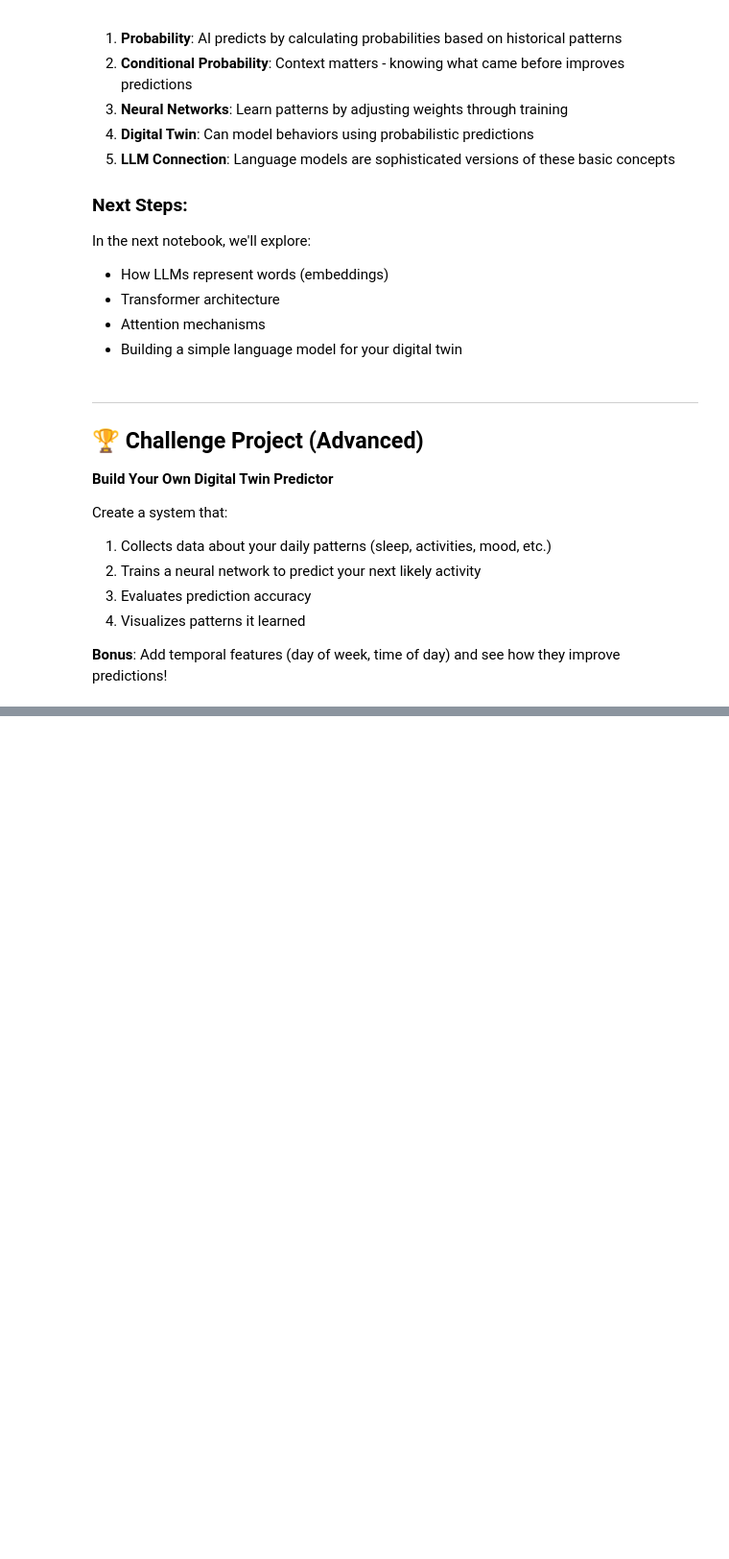
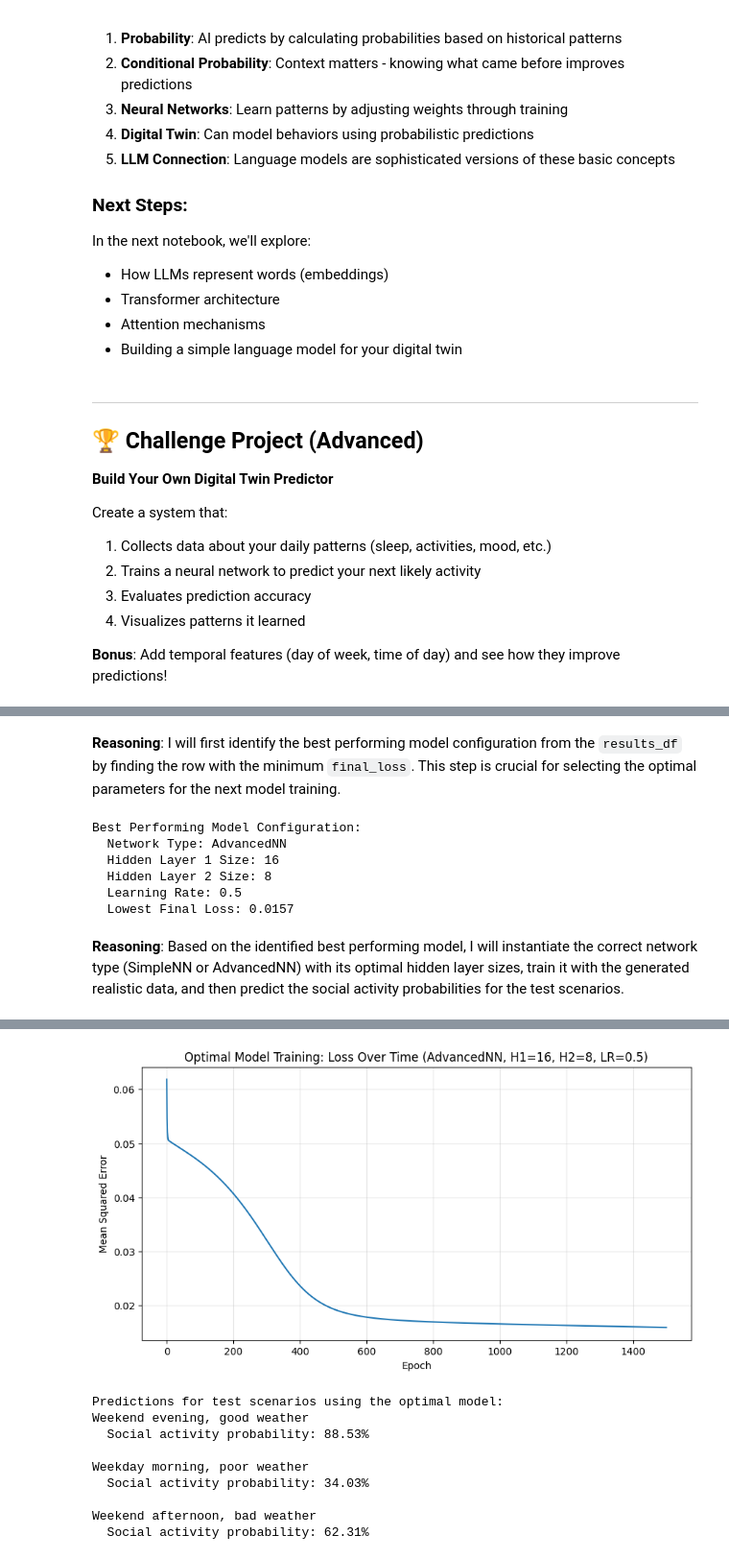
Before and after one commit to cal-me-j/atf-ai-learn, a Jupyter notebook: 01_probability_neural_networks.ipynb, the cells around one changed output, grey strips where cells are left out. Shown at 96% size. Saved outputs shown, nothing was run; the diff lists cells and outputs as text; code cells hidden in the pictures; blank space fills up the shorter version.

```diff
--- a/01_probability_neural_networks.ipynb
+++ b/01_probability_neural_networks.ipynb
@@ -611,0 +1102,66 @@ Create a system that:
+# %% [markdown]
+**Reasoning**:
+I will first identify the best performing model configuration from the `results_df` by finding the row with the minimum `final_loss`. This step is crucial for selecting the optimal parameters for the next model training.
+# %%
+import pandas as pd
+
+# Find the best performing model based on the lowest final_loss
+best_model_row = results_df.loc[results_df['final_loss'].idxmin()]
+
+# Extract the optimal parameters
+optimal_type = best_model_row['type']
+optimal_h1 = int(best_model_row['hidden_size_1'])
+optimal_h2 = int(best_model_row['hidden_size_2']) if pd.notna(best_model_row['hidden_size_2']) else None
+optimal_lr = best_model_row['learning_rate']
+optimal_loss = best_model_row['final_loss']
+
+print(f"Best Performing Model Configuration:")
+print(f"  Network Type: {optimal_type}")
+print(f"  Hidden Layer 1 Size: {optimal_h1}")
+if optimal_h2 is not None:
+    print(f"  Hidden Layer 2 Size: {optimal_h2}")
+print(f"  Learning Rate: {optimal_lr}")
+print(f"  Lowest Final Loss: {optimal_loss:.4f}")
+# %% [output]
+Best Performing Model Configuration:
+  Network Type: AdvancedNN
+  Hidden Layer 1 Size: 16
+  Hidden Layer 2 Size: 8
+  Learning Rate: 0.5
+  Lowest Final Loss: 0.0157
+# %% [markdown]
+**Reasoning**:
+Based on the identified best performing model, I will instantiate the correct network type (SimpleNN or AdvancedNN) with its optimal hidden layer sizes, train it with the generated realistic data, and then predict the social activity probabilities for the test scenarios.
+# %%
+X_train, y_train = generate_realistic_data(n_samples=2000)
+
+# Instantiate the best performing model
+if optimal_type == 'SimpleNN':
+    final_model = SimpleNeuralNetwork(input_size=4, hidden_size=optimal_h1, output_size=1)
+    print(f"\nTraining best SimpleNeuralNetwork (H1={optimal_h1}, LR={optimal_lr})...")
+elif optimal_type == 'AdvancedNN':
+    final_model = AdvancedNeuralNetwork(input_size=4, hidden_size_1=optimal_h1, hidden_size_2=optimal_h2, output_size=1)
+    print(f"\nTraining best AdvancedNeuralNetwork (H1={optimal_h1}, H2={optimal_h2}, LR={optimal_lr})...")
+
+# Train the model with optimal parameters
+final_model.train(X_train, y_train, epochs=1500, learning_rate=optimal_lr)
+print(f"Final loss of optimal model: {final_model.loss_history[-1]:.4f}")
+
+# Visualize training progress of the final model
+plt.figure(figsize=(10, 5))
+plt.plot(final_model.loss_history)
+plt.title(f'Optimal Model Training: Loss Over Time ({optimal_type}, H1={optimal_h1}' +
+          (f', H2={optimal_h2}' if optimal_h2 is not None else '') + f', LR={optimal_lr})')
+plt.xlabel('Epoch')
+plt.ylabel('Mean Squared Error')
+plt.grid(True, alpha=0.3)
+plt.show()
+
+# Make predictions on test scenarios
+print("\nPredictions for test scenarios using the optimal model:")
+for name, day, time, weather, mood in scenarios:
+    X_test_scenario = normalize_input(day, time, weather, mood)
+    prediction = final_model.predict(X_test_scenario)
+    print(f"{name}")
+    print(f"  Social activity probability: {prediction[0][0]:.2%}\n")
+# %% [output]
@@ -611,0 +1185,10 @@ Create a system that:
+[figure, added]
+Predictions for test scenarios using the optimal model:
+Weekend evening, good weather
+  Social activity probability: 88.53%
+
+Weekday morning, poor weather
+  Social activity probability: 34.03%
+
+Weekend afternoon, bad weather
+  Social activity probability: 62.31%
```
Also changed, not shown: parts of 21 cells of this notebook.
